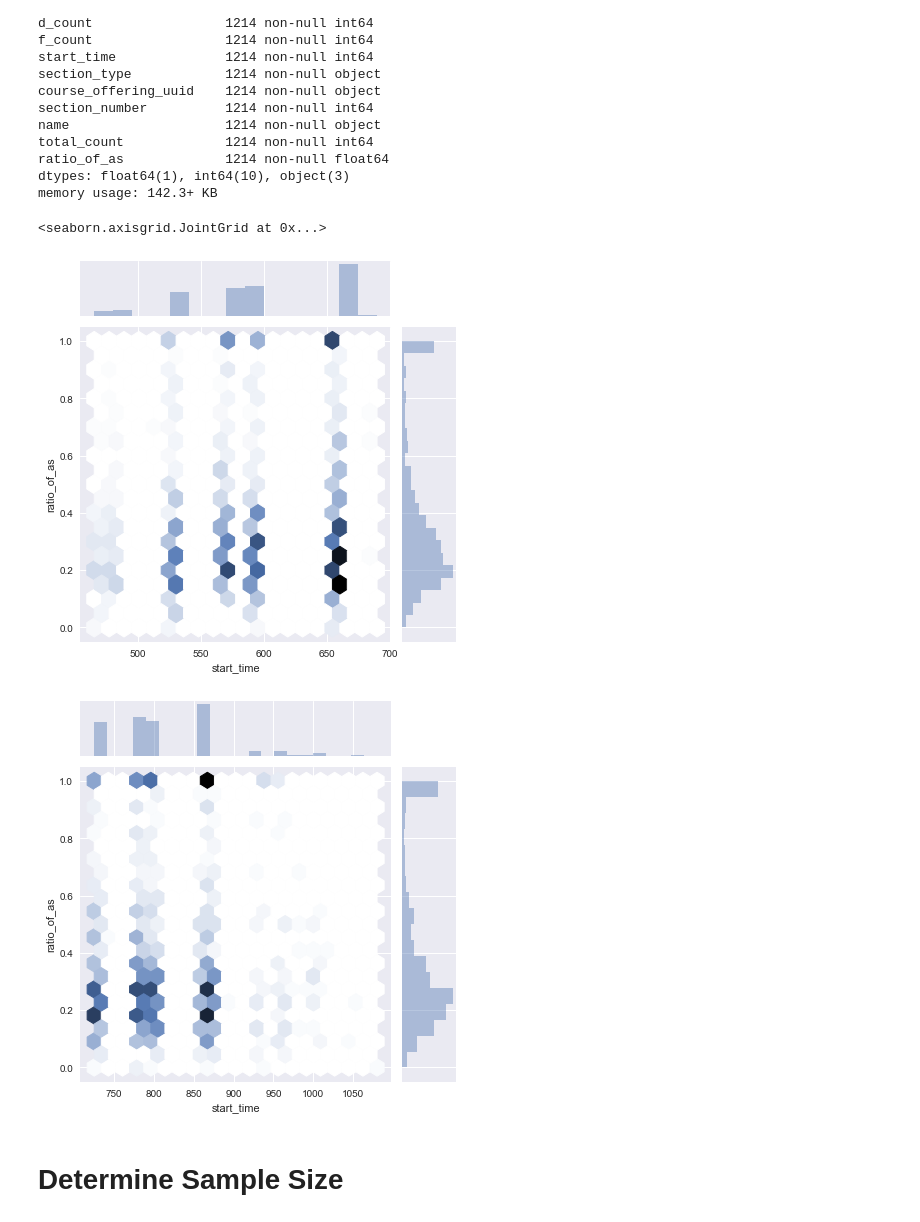
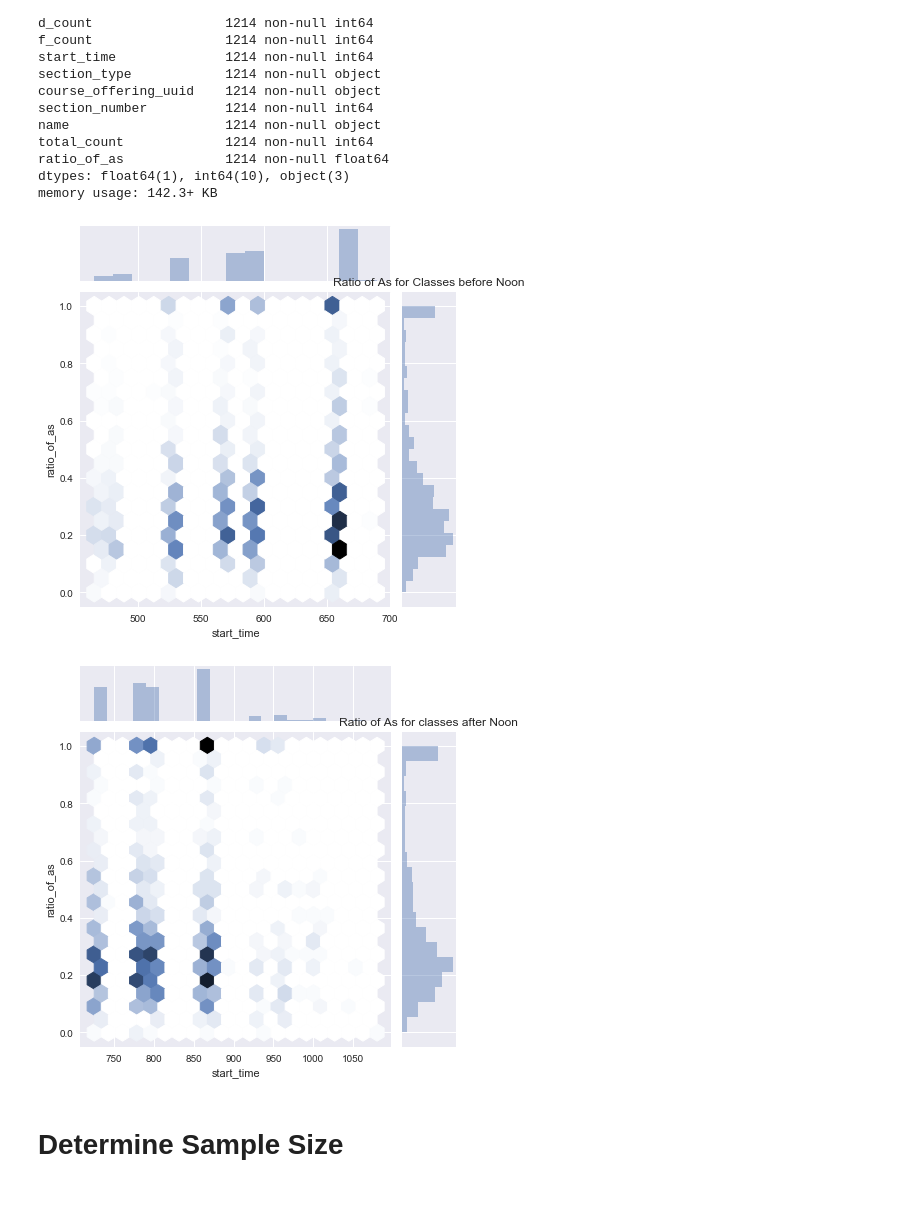
Before and after one commit to kayschulz/build_course_schedule, a Jupyter notebook: math_time_and_grades.ipynb, the cells around one changed output. Cells and saved outputs as stored; diff of their text form; code cells hidden in the pictures.

```diff
--- a/math_time_and_grades.ipynb
+++ b/math_time_and_grades.ipynb
@@ -260,13 +262,16 @@ dtypes: float64(1), int64(10), object(3)
 memory usage: 142.3+ KB
 # %%
 sns.jointplot('start_time', 'ratio_of_as',morning_df,kind='hex')
+plt.title('Ratio of As for Classes before Noon')
+plt.show();
 # %% [output]
-<seaborn.axisgrid.JointGrid at 0x...>
-[figure, old version]
+[figure, new version]
 # %%
-sns.jointplot('start_time', 'ratio_of_as',afternoon_df,kind='hex');
+sns.jointplot('start_time', 'ratio_of_as',afternoon_df,kind='hex')
+plt.title('Ratio of As for classes after Noon')
+plt.show();
 # %% [output]
-[figure, old version]
+[figure, new version]
 # %% [markdown]
 # Determine Sample Size
 # %%
```
Also changed, not shown: parts of 4 cells of this notebook.
